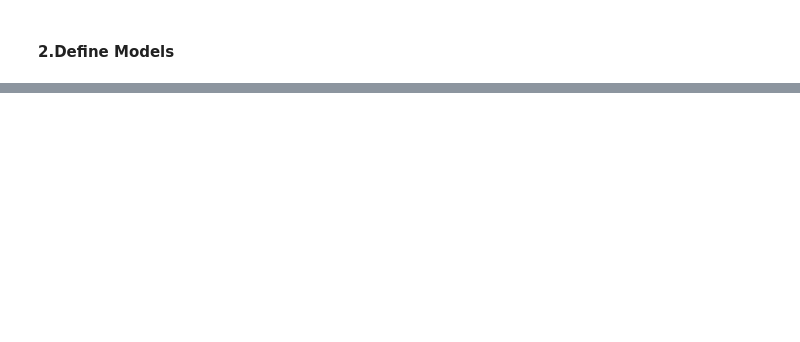
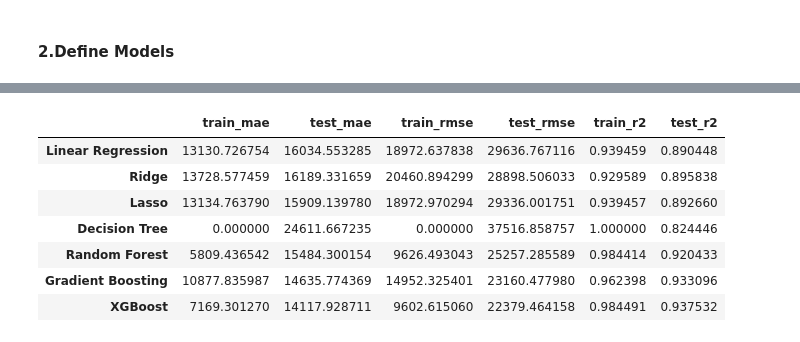
Before and after one commit to viraj-gavade/House-Price-Prediction-ML, a Jupyter notebook: notebooks/experimemts.ipynb, the cells around one changed output, grey strips where cells are left out. Drawn from its saved outputs; the diff is of its cells as text; code cells hidden in the pictures; blank space fills up the shorter version.

```diff
--- a/notebooks/experimemts.ipynb
+++ b/notebooks/experimemts.ipynb
@@ -785,0 +897,8 @@ models = {
+# %%
+model_report_raw = evaluate_model(
+    X_train_transformed,
+    X_test_transformed,
+    y_train_raw,
+    y_test_raw,
+    models
+)
@@ -785,0 +918,15 @@ models = {
+# %%
+results_raw = pd.DataFrame(
+    model_report_raw
+).T
+
+results_raw
+# %% [output]
+|  | train_mae | test_mae | train_rmse | test_rmse | train_r2 | test_r2 |
+| Linear Regression | 13130.726754 | 16034.553285 | 18972.637838 | 29636.767116 | 0.939459 | 0.890448 |
+| Ridge | 13728.577459 | 16189.331659 | 20460.894299 | 28898.506033 | 0.929589 | 0.895838 |
+| Lasso | 13134.763790 | 15909.139780 | 18972.970294 | 29336.001751 | 0.939457 | 0.892660 |
+| Decision Tree | 0.000000 | 24611.667235 | 0.000000 | 37516.858757 | 1.000000 | 0.824446 |
+| Random Forest | 5809.436542 | 15484.300154 | 9626.493043 | 25257.285589 | 0.984414 | 0.920433 |
+| Gradient Boosting | 10877.835987 | 14635.774369 | 14952.325401 | 23160.477980 | 0.962398 | 0.933096 |
+| XGBoost | 7169.301270 | 14117.928711 | 9602.615060 | 22379.464158 | 0.984491 | 0.937532 |
```
Also changed, not shown: parts of 15 cells of this notebook, 1 other file.
